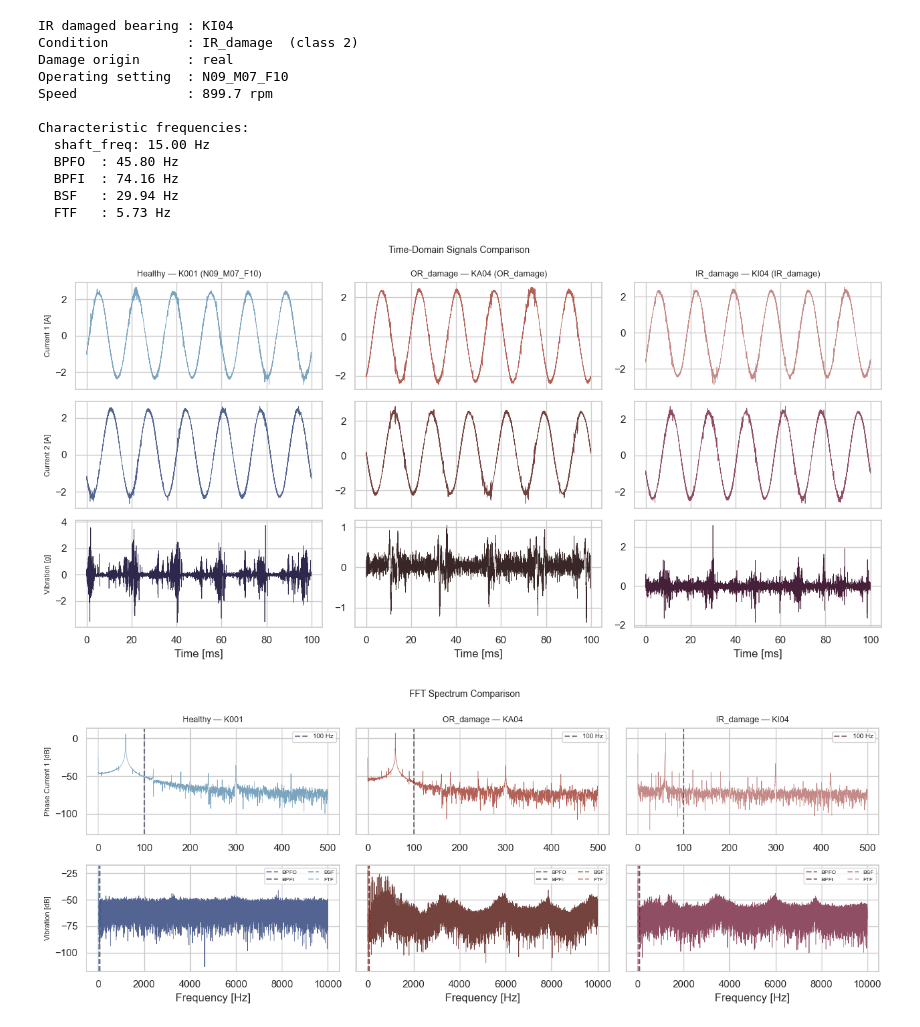
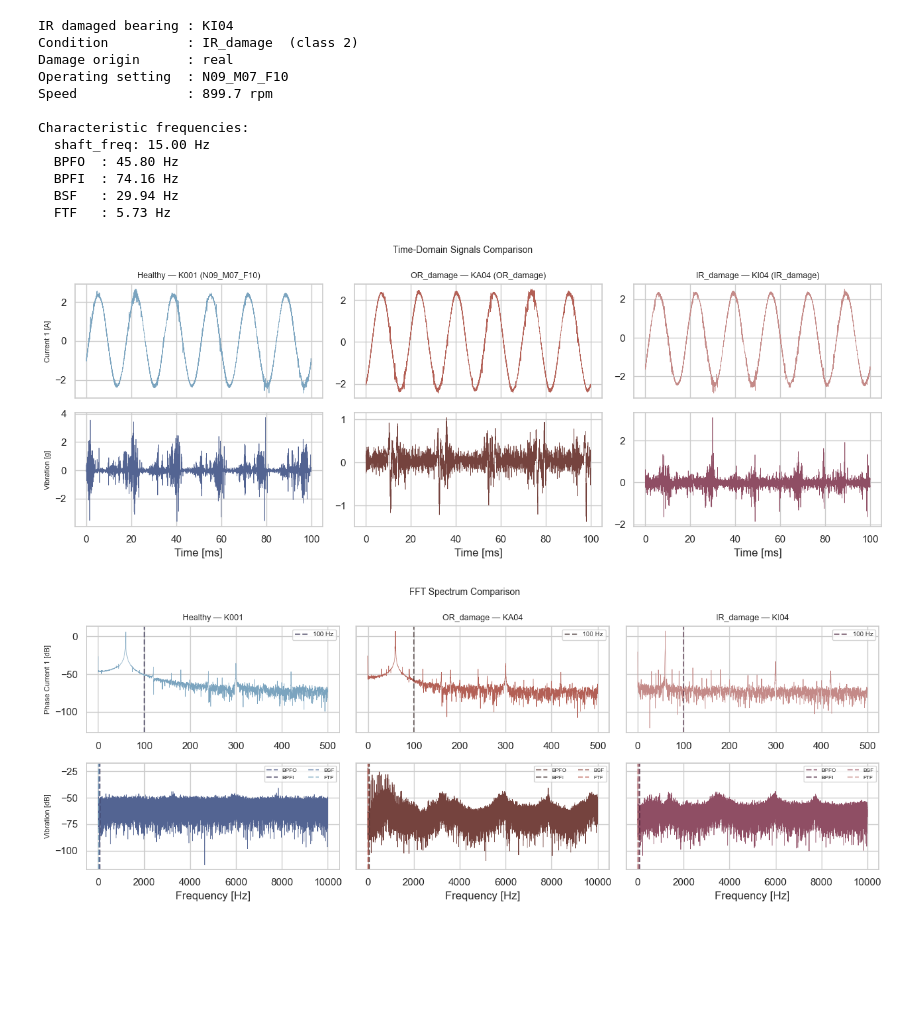
Before and after one commit to Dingding1996/bearing-fault-diagnosis, a Jupyter notebook: BearingFault_Training.ipynb, the cells around one changed output. Drawn from its saved outputs; the diff is of its cells as text; code cells hidden in the pictures; blank space fills up the shorter version.

```diff
--- a/BearingFault_Training.ipynb
+++ b/BearingFault_Training.ipynb
@@ -656,11 +649,10 @@ in envelope spectral content — the key to resolving the OR/IR confusion seen i
 # --- 3h. Load damaged bearing example (KA04 — Outer Race Fault) ---
 # KA04 is a real fatigue-induced outer race damage bearing from MINIMAL_SET.
 # When SETTING_FILTER is None, pick any available file; otherwise match the filter.
-_dmg_pattern = (
-    str(mat_dir / 'KA04' / f'*{SETTING_FILTER}*.mat')
-    if SETTING_FILTER
-    else str(mat_dir / 'KA04' / '*.mat')
-)
+# Match the same operating condition as the healthy reference signal (sig)
+# so all three comparison plots use signals from identical speed/torque/load.
+_setting_to_match = SETTING_FILTER or sig.setting
+_dmg_pattern = str(mat_dir / 'KA04' / f'*{_setting_to_match}*.mat')
 _dmg_files = glob.glob(_dmg_pattern)
 if not _dmg_files:
     raise FileNotFoundError(
@@ -696,11 +688,9 @@ Characteristic frequencies:
 # --- 3h-ii. Load inner race damaged bearing example (KI04) ---
 # KI04 is a real fatigue-induced inner race damage bearing — used as the IR_damage
 # reference signal in all five DSP comparison plots that follow.
-_ir_pattern = (
-    str(mat_dir / 'KI04' / f'*{SETTING_FILTER}*.mat')
-    if SETTING_FILTER
-    else str(mat_dir / 'KI04' / '*.mat')
-)
+# Match the same operating condition as the healthy reference signal (sig)
+_setting_to_match = SETTING_FILTER or sig.setting
+_ir_pattern = str(mat_dir / 'KI04' / f'*{_setting_to_match}*.mat')
 _ir_files = glob.glob(_ir_pattern)
 if not _ir_files:
     raise FileNotFoundError(
@@ -735,34 +725,33 @@ Characteristic frequencies:
 # %%
 # --- 3g-i. Time-Domain Signals Comparison (Healthy / OR_damage / IR_damage) ---
 _n_show = int(N_SHOW_SECONDS * sig.fs)
 _t_ms   = sig.time_64k[:_n_show] * 1000   # ms
 
 _rows = [
     (sig.phase_current_1, sig_dmg.phase_current_1, sig_ir.phase_current_1, "Current 1 [A]", C1, D1, I1),
-    (sig.phase_current_2, sig_dmg.phase_current_2, sig_ir.phase_current_2, "Current 2 [A]", C2, D2, I2),
-    (sig.vibration,       sig_dmg.vibration,       sig_ir.vibration,       "Vibration [g]", C3, D3, I3),
+    (sig.vibration,       sig_dmg.vibration,       sig_ir.vibration,       "Vibration [g]", C2, D2, I2),
 ]
 
-fig, axes = plt.subplots(3, 3, figsize=(13, 6.5), sharex=True)
+fig, axes = plt.subplots(2, 3, figsize=(13, 5), sharex=True)
 axes[0, 0].set_title(f"Healthy — {sig.bearing_code} ({sig.setting})", fontsize=9)
 axes[0, 1].set_title(f"OR_damage — {sig_dmg.bearing_code} ({sig_dmg.label_name})", fontsize=9)
 axes[0, 2].set_title(f"IR_damage — {sig_ir.bearing_code} ({sig_ir.label_name})", fontsize=9)
 
 for row, (h_sig, d_sig, i_sig, ylabel, h_col, d_col, i_col) in enumerate(_rows):
     axes[row, 0].plot(_t_ms, h_sig[:_n_show], lw=0.5, color=h_col)
     axes[row, 1].plot(_t_ms, d_sig[:_n_show], lw=0.5, color=d_col)
     axes[row, 2].plot(_t_ms, i_sig[:_n_show], lw=0.5, color=i_col)
     axes[row, 0].set_ylabel(ylabel, fontsize=8)
 
 for col in range(3):
-    axes[2, col].set_xlabel("Time [ms]")
+    axes[1, col].set_xlabel("Time [ms]")
 
 fig.suptitle("Time-Domain Signals Comparison", fontsize=10)
 plt.tight_layout()
 plt.savefig(PLOTS_DIR / "01_time_domain_comparison.png", dpi=150, bbox_inches="tight")
 plt.show()
 # %% [output]
-[figure, old version]
+[figure, new version]
 # %%
 # --- 3g-ii. FFT Spectrum Comparison (Healthy / OR_damage / IR_damage) ---
 def _fft_db(signal, fs):
```
Also changed, not shown: parts of 47 cells of this notebook, 4 other files.
